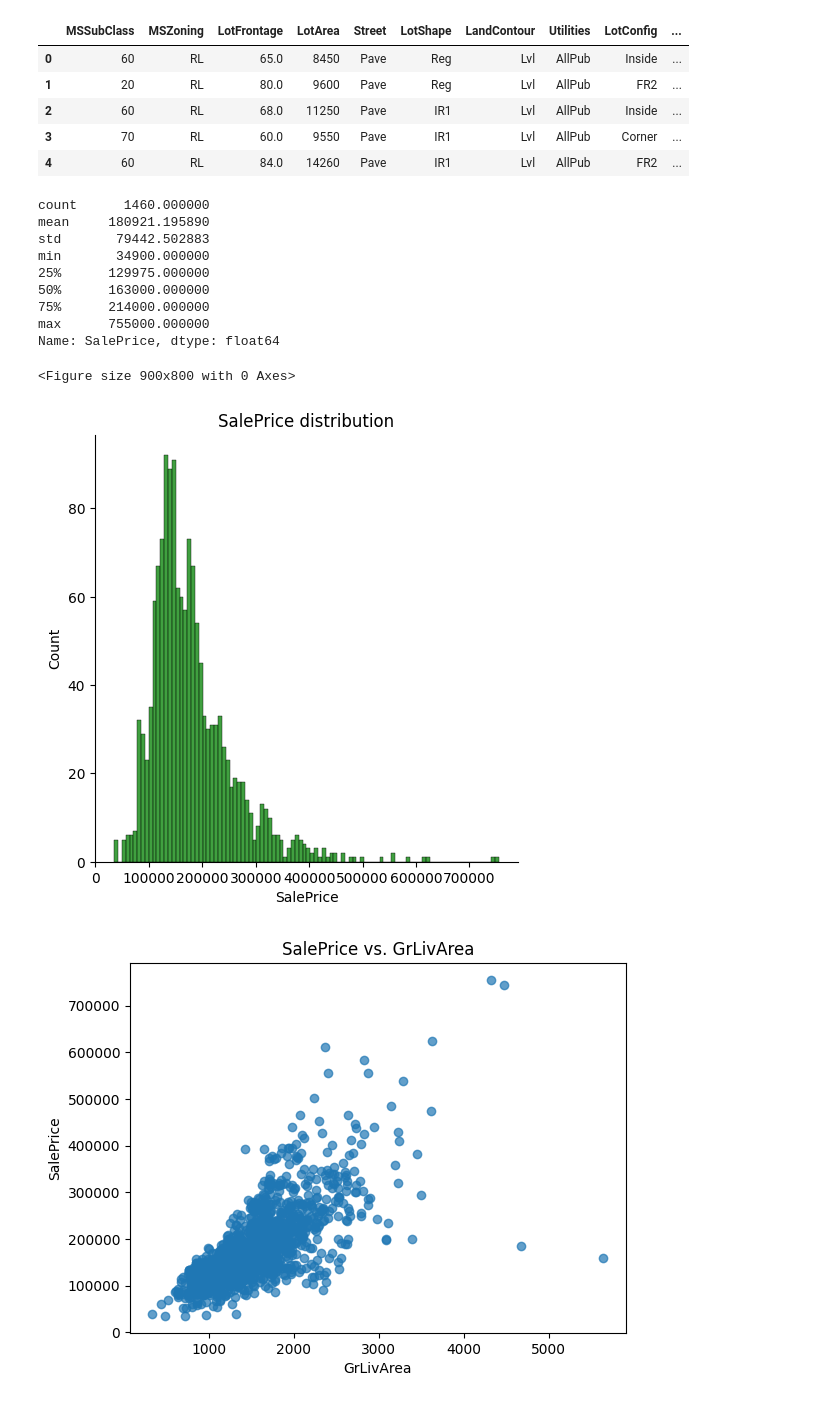
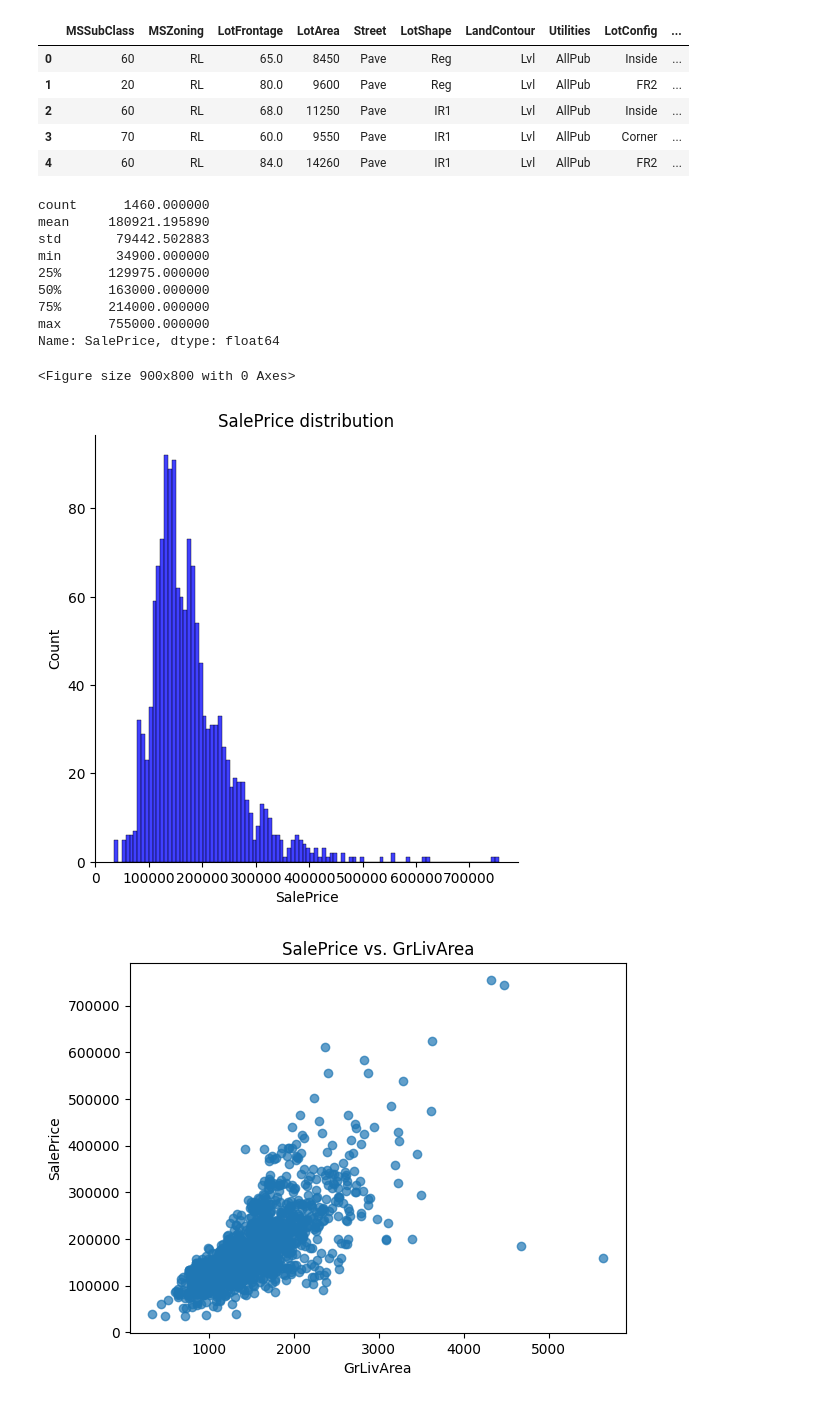
Before and after one commit to uppercasee/AI, a Jupyter notebook: eda.ipynb, the cells around one changed output. Drawn from its saved outputs; the diff is of its cells as text; code cells hidden in the pictures.

```diff
--- a/eda.ipynb
+++ b/eda.ipynb
@@ -115,21 +115,21 @@ housing_data.head()
 # %%
 print(housing_data['SalePrice'].describe())
 plt.figure(figsize=(9, 8))
-sns.displot(housing_data['SalePrice'], color='g', bins=100)
+sns.displot(housing_data['SalePrice'], color='b', bins=100)
 plt.title('SalePrice distribution')
 plt.show()
 # %% [output]
 count      1460.000000
 mean     180921.195890
 std       79442.502883
 min       34900.000000
 25%      129975.000000
 50%      163000.000000
 75%      214000.000000
 max      755000.000000
 Name: SalePrice, dtype: float64
 <Figure size 900x800 with 0 Axes>
-[figure, old version]
+[figure, new version]
 # %%
 # Scatter plot for SalePrice vs. GrLivArea
 plt.scatter(housing_data['GrLivArea'], housing_data['SalePrice'], alpha=0.7)
```
